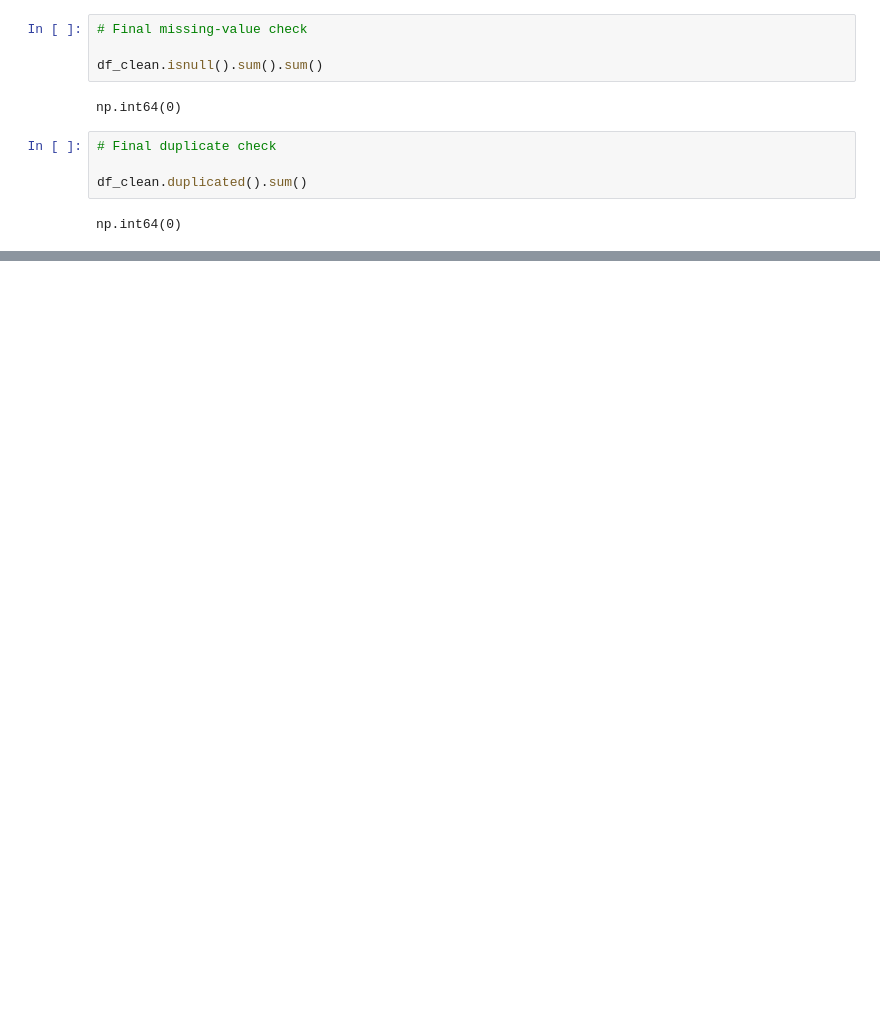
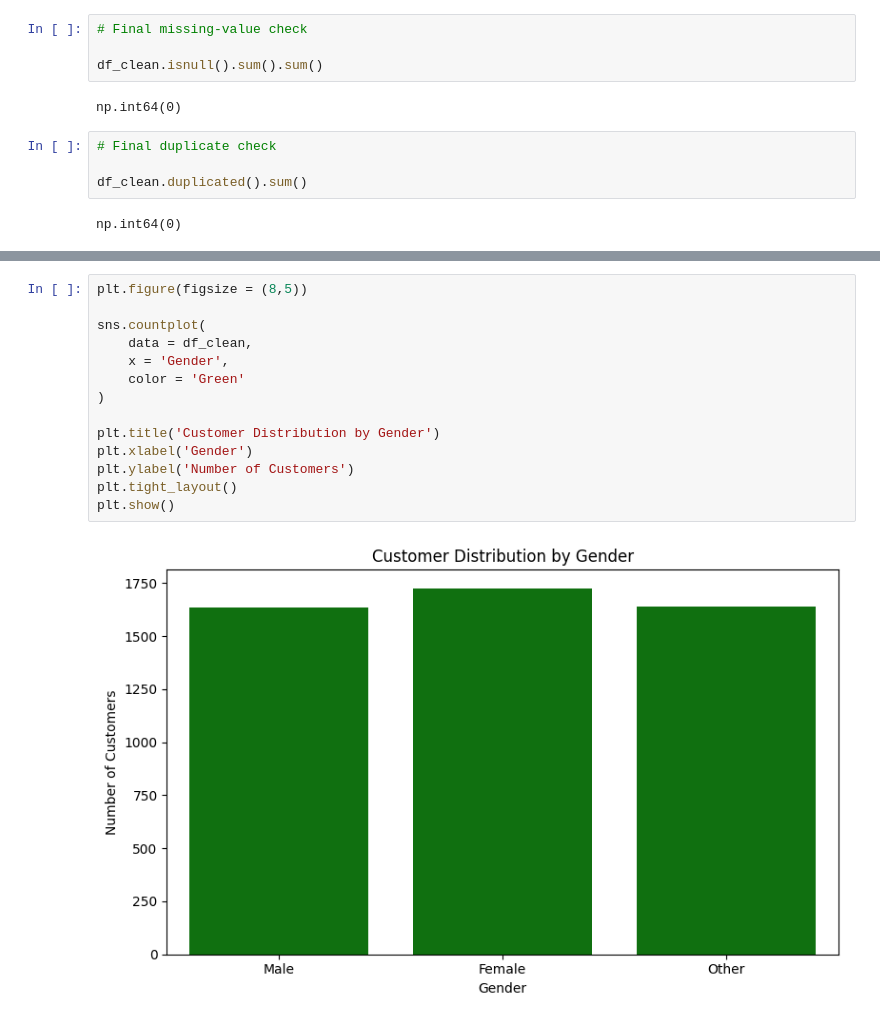
Before and after one commit to madhubalaselvaraj25-cell/Customer-Banking-Financial-Analytics-Using-Python-and-Power-BI, a Jupyter notebook: Customer_Banking_and_Financial_Analytics.ipynb, the cells around one changed output, grey strips where cells are left out. Cells and saved outputs as stored; diff of their text form; blank space fills up the shorter version.

```diff
--- a/Customer_Banking_and_Financial_Analytics.ipynb
+++ b/Customer_Banking_and_Financial_Analytics.ipynb
@@ -685,0 +848,16 @@ df_clean.head()
+# %%
+plt.figure(figsize = (8,5))
+
+sns.countplot(
+    data = df_clean,
+    x = 'Gender',
+    color = 'Green'
+)
+
+plt.title('Customer Distribution by Gender')
+plt.xlabel('Gender')
+plt.ylabel('Number of Customers')
+plt.tight_layout()
+plt.show()
+# %% [output]
+[figure, added]
```
Also changed, not shown: parts of 127 cells of this notebook.
